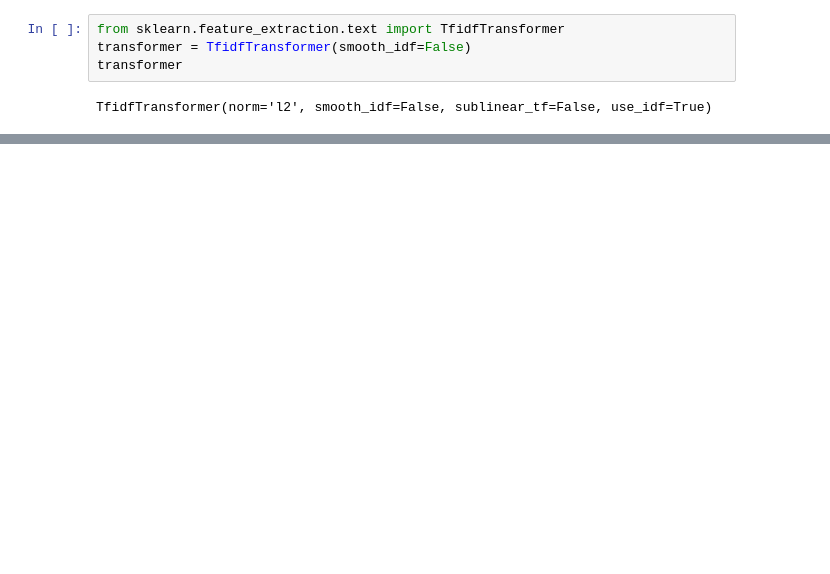
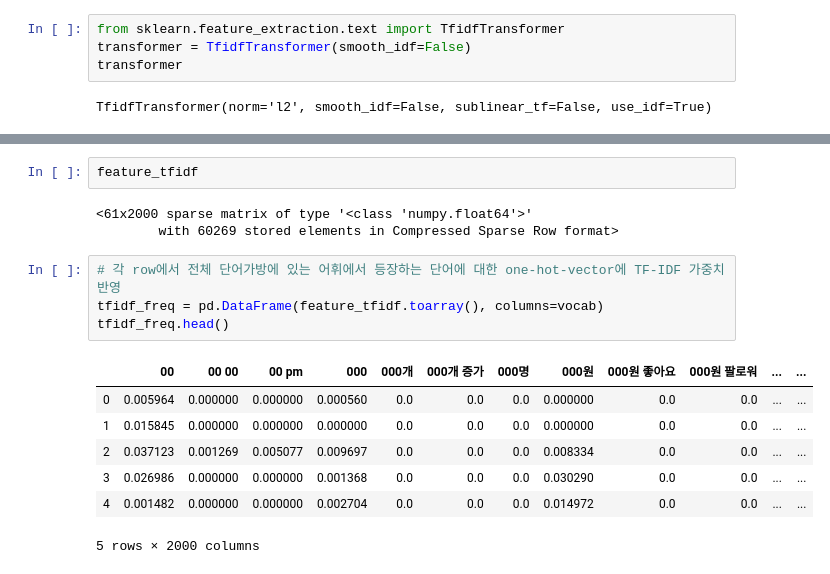
Before and after one commit to JDCha/instagram_hashtag_analysis, a Jupyter notebook: (working) TF-IDF.ipynb, the cells around one changed output, grey strips where cells are left out. Drawn from its saved outputs; the diff is of its cells as text; blank space fills up the shorter version.

```diff
--- a/(working) TF-IDF.ipynb
+++ b/(working) TF-IDF.ipynb
@@ -84,0 +165,17 @@ df
+# %%
+feature_tfidf
+# %% [output]
+<61x2000 sparse matrix of type '<class 'numpy.float64'>'
+        with 60269 stored elements in Compressed Sparse Row format>
+# %%
+# 각 row에서 전체 단어가방에 있는 어휘에서 등장하는 단어에 대한 one-hot-vector에 TF-IDF 가중치 반영
+tfidf_freq = pd.DataFrame(feature_tfidf.toarray(), columns=vocab)
+tfidf_freq.head()
+# %% [output]
+|  | 00 | 00 00 | 00 pm | 000 | 000개 | 000개 증가 | 000명 | 000원 | 000원 좋아요 | 000원 팔로워 | ... | ... |
+| 0 | 0.005964 | 0.000000 | 0.000000 | 0.000560 | 0.0 | 0.0 | 0.0 | 0.000000 | 0.0 | 0.0 | ... | ... |
+| 1 | 0.015845 | 0.000000 | 0.000000 | 0.000000 | 0.0 | 0.0 | 0.0 | 0.000000 | 0.0 | 0.0 | ... | ... |
+| 2 | 0.037123 | 0.001269 | 0.005077 | 0.009697 | 0.0 | 0.0 | 0.0 | 0.008334 | 0.0 | 0.0 | ... | ... |
+| 3 | 0.026986 | 0.000000 | 0.000000 | 0.001368 | 0.0 | 0.0 | 0.0 | 0.030290 | 0.0 | 0.0 | ... | ... |
+| 4 | 0.001482 | 0.000000 | 0.000000 | 0.002704 | 0.0 | 0.0 | 0.0 | 0.014972 | 0.0 | 0.0 | ... | ... |
+5 rows × 2000 columns
```
Also changed, not shown: parts of 17 cells of this notebook.
